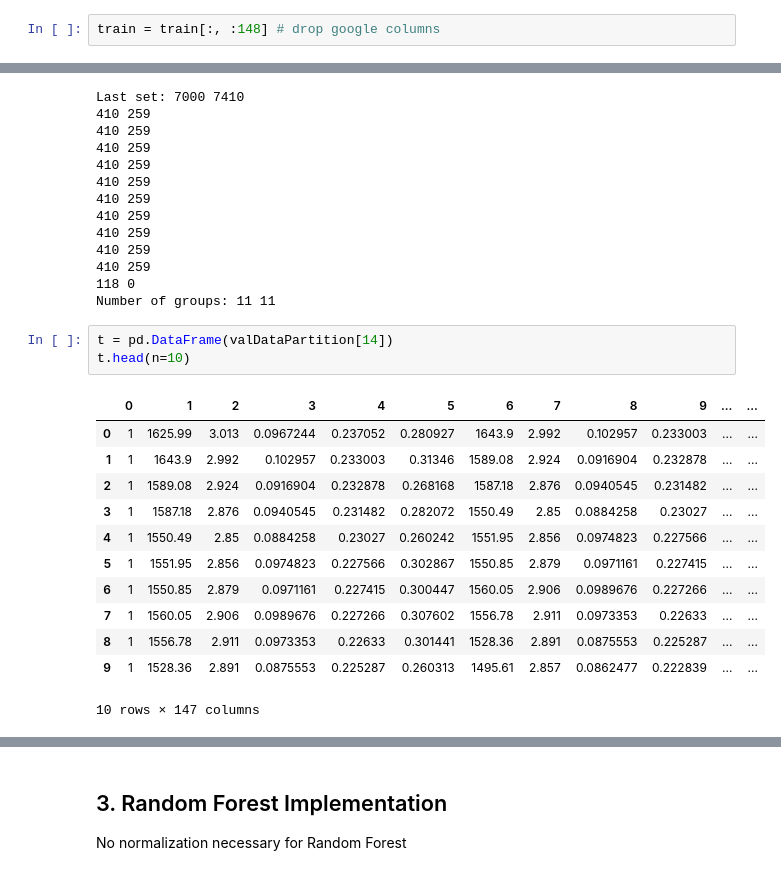
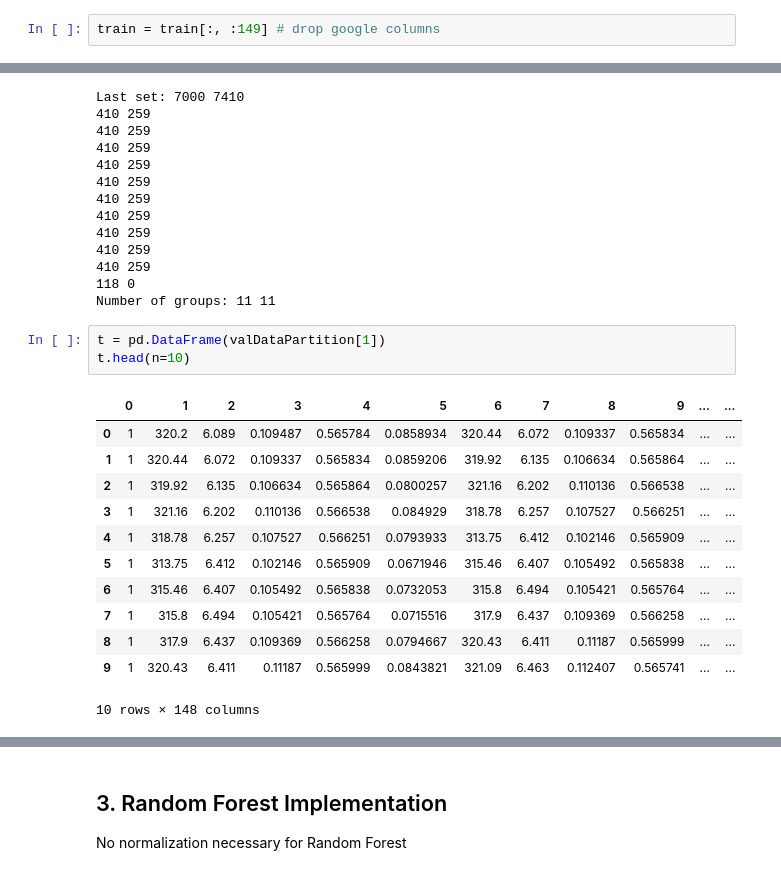
Before and after one commit to elisawarner/Stock_Project, a Jupyter notebook: Python/Random_Forest.ipynb, the cells around one changed output, grey strips where cells are left out. Saved outputs shown, nothing was run; the diff lists cells and outputs as text.

```diff
--- a/Python/Random_Forest.ipynb
+++ b/Python/Random_Forest.ipynb
@@ -109,7 +109,7 @@ train.shape
 # %% [output]
 (7120, 422)
 # %%
-train = train[:, :148] # drop google columns
+train = train[:, :149] # drop google columns
 # %%
 train = train[2:,1:] # drop date
 train
@@ -244,20 +244,20 @@ Last set: 7000 7410
 118 0
 Number of groups: 11 11
 # %%
-t = pd.DataFrame(valDataPartition[14])
+t = pd.DataFrame(valDataPartition[1])
 t.head(n=10)
 # %% [output]
 |  | 0 | 1 | 2 | 3 | 4 | 5 | 6 | 7 | 8 | 9 | ... | ... |
-| 0 | 1 | 1625.99 | 3.013 | 0.0967244 | 0.237052 | 0.280927 | 1643.9 | 2.992 | 0.102957 | 0.233003 | ... | ... |
-| 1 | 1 | 1643.9 | 2.992 | 0.102957 | 0.233003 | 0.31346 | 1589.08 | 2.924 | 0.0916904 | 0.232878 | ... | ... |
-| 2 | 1 | 1589.08 | 2.924 | 0.0916904 | 0.232878 | 0.268168 | 1587.18 | 2.876 | 0.0940545 | 0.231482 | ... | ... |
-| 3 | 1 | 1587.18 | 2.876 | 0.0940545 | 0.231482 | 0.282072 | 1550.49 | 2.85 | 0.0884258 | 0.23027 | ... | ... |
-| 4 | 1 | 1550.49 | 2.85 | 0.0884258 | 0.23027 | 0.260242 | 1551.95 | 2.856 | 0.0974823 | 0.227566 | ... | ... |
-| 5 | 1 | 1551.95 | 2.856 | 0.0974823 | 0.227566 | 0.302867 | 1550.85 | 2.879 | 0.0971161 | 0.227415 | ... | ... |
-| 6 | 1 | 1550.85 | 2.879 | 0.0971161 | 0.227415 | 0.300447 | 1560.05 | 2.906 | 0.0989676 | 0.227266 | ... | ... |
-| 7 | 1 | 1560.05 | 2.906 | 0.0989676 | 0.227266 | 0.307602 | 1556.78 | 2.911 | 0.0973353 | 0.22633 | ... | ... |
-| 8 | 1 | 1556.78 | 2.911 | 0.0973353 | 0.22633 | 0.301441 | 1528.36 | 2.891 | 0.0875553 | 0.225287 | ... | ... |
-| 9 | 1 | 1528.36 | 2.891 | 0.0875553 | 0.225287 | 0.260313 | 1495.61 | 2.857 | 0.0862477 | 0.222839 | ... | ... |
+| 0 | 1 | 320.2 | 6.089 | 0.109487 | 0.565784 | 0.0858934 | 320.44 | 6.072 | 0.109337 | 0.565834 | ... | ... |
+| 1 | 1 | 320.44 | 6.072 | 0.109337 | 0.565834 | 0.0859206 | 319.92 | 6.135 | 0.106634 | 0.565864 | ... | ... |
+| 2 | 1 | 319.92 | 6.135 | 0.106634 | 0.565864 | 0.0800257 | 321.16 | 6.202 | 0.110136 | 0.566538 | ... | ... |
+| 3 | 1 | 321.16 | 6.202 | 0.110136 | 0.566538 | 0.084929 | 318.78 | 6.257 | 0.107527 | 0.566251 | ... | ... |
+| 4 | 1 | 318.78 | 6.257 | 0.107527 | 0.566251 | 0.0793933 | 313.75 | 6.412 | 0.102146 | 0.565909 | ... | ... |
+| 5 | 1 | 313.75 | 6.412 | 0.102146 | 0.565909 | 0.0671946 | 315.46 | 6.407 | 0.105492 | 0.565838 | ... | ... |
+| 6 | 1 | 315.46 | 6.407 | 0.105492 | 0.565838 | 0.0732053 | 315.8 | 6.494 | 0.105421 | 0.565764 | ... | ... |
+| 7 | 1 | 315.8 | 6.494 | 0.105421 | 0.565764 | 0.0715516 | 317.9 | 6.437 | 0.109369 | 0.566258 | ... | ... |
+| 8 | 1 | 317.9 | 6.437 | 0.109369 | 0.566258 | 0.0794667 | 320.43 | 6.411 | 0.11187 | 0.565999 | ... | ... |
+| 9 | 1 | 320.43 | 6.411 | 0.11187 | 0.565999 | 0.0843821 | 321.09 | 6.463 | 0.112407 | 0.565741 | ... | ... |
-10 rows × 147 columns
+10 rows × 148 columns
 # %%
 #trainDataPartition[18]
```
Also changed, not shown: parts of 14 cells of this notebook, 1 other file.
